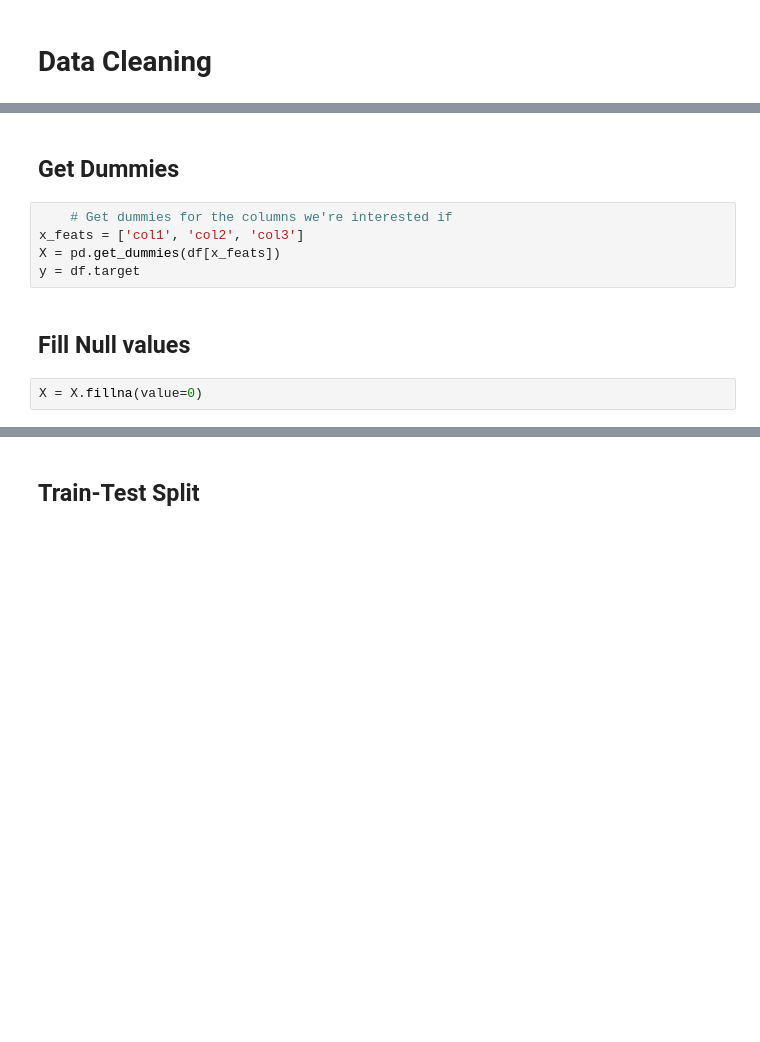
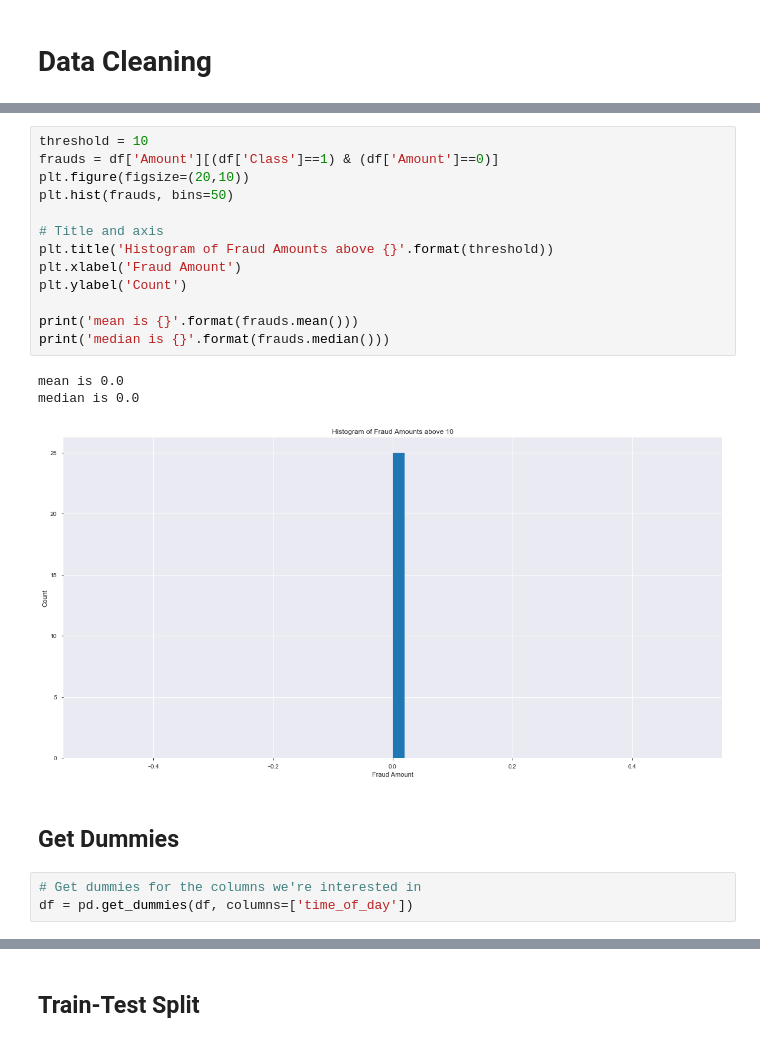
Before and after one commit to AdamBlomfield/mod_5_project, a Jupyter notebook: notebooks/ab_mod_5_project.ipynb, the cells around one changed output, grey strips where cells are left out. Cells and saved outputs as stored; diff of their text form; blank space fills up the shorter version.

```diff
--- a/notebooks/ab_mod_5_project.ipynb
+++ b/notebooks/ab_mod_5_project.ipynb
@@ -128,11 +258,22 @@ profile.to_file(output_file="output.html")
+# %%
+threshold = 10
+frauds = df['Amount'][(df['Class']==1) & (df['Amount']==0)]
+plt.figure(figsize=(20,10))
+plt.hist(frauds, bins=50)
+
+# Title and axis
+plt.title('Histogram of Fraud Amounts above {}'.format(threshold))
+plt.xlabel('Fraud Amount')
+plt.ylabel('Count')
+
+print('mean is {}'.format(frauds.mean()))
+print('median is {}'.format(frauds.median()))
+# %% [output]
+mean is 0.0
+median is 0.0
+[figure, added]
 # %% [markdown]
 ## Get Dummies
 # %%
-    # Get dummies for the columns we're interested if
-x_feats = ['col1', 'col2', 'col3']
-X = pd.get_dummies(df[x_feats])
-y = df.target
+# Get dummies for the columns we're interested in
+df = pd.get_dummies(df, columns=['time_of_day'])
-# %% [markdown]
-## Fill Null values
-# %%
-X = X.fillna(value=0)
```
Also changed, not shown: parts of 62 cells of this notebook.
